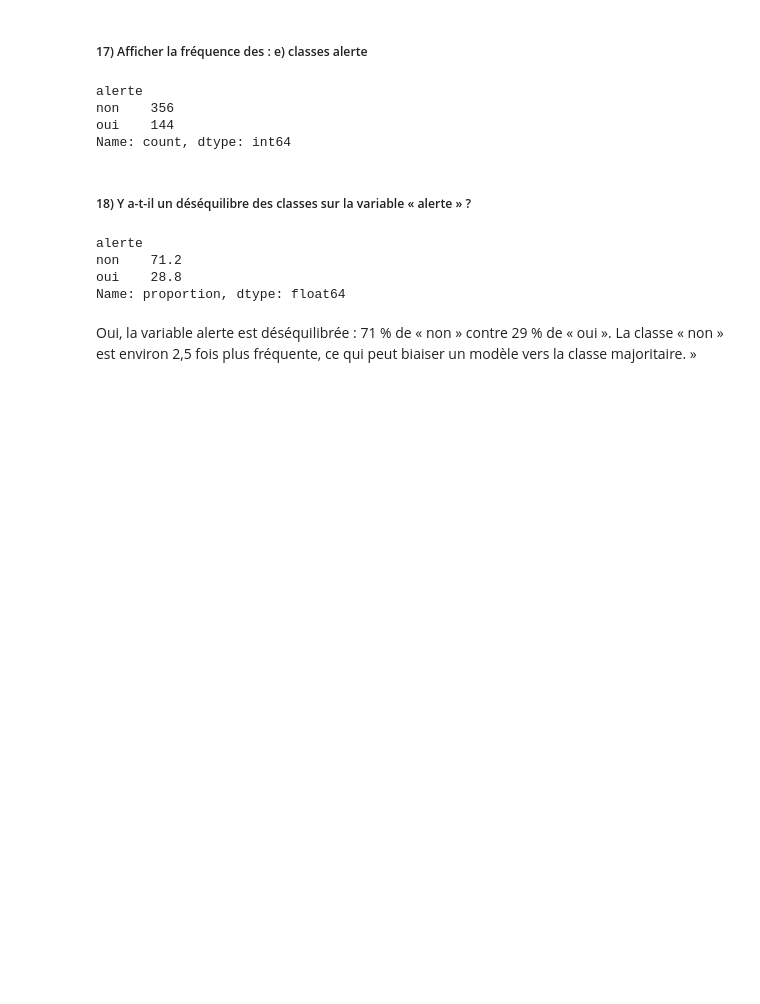
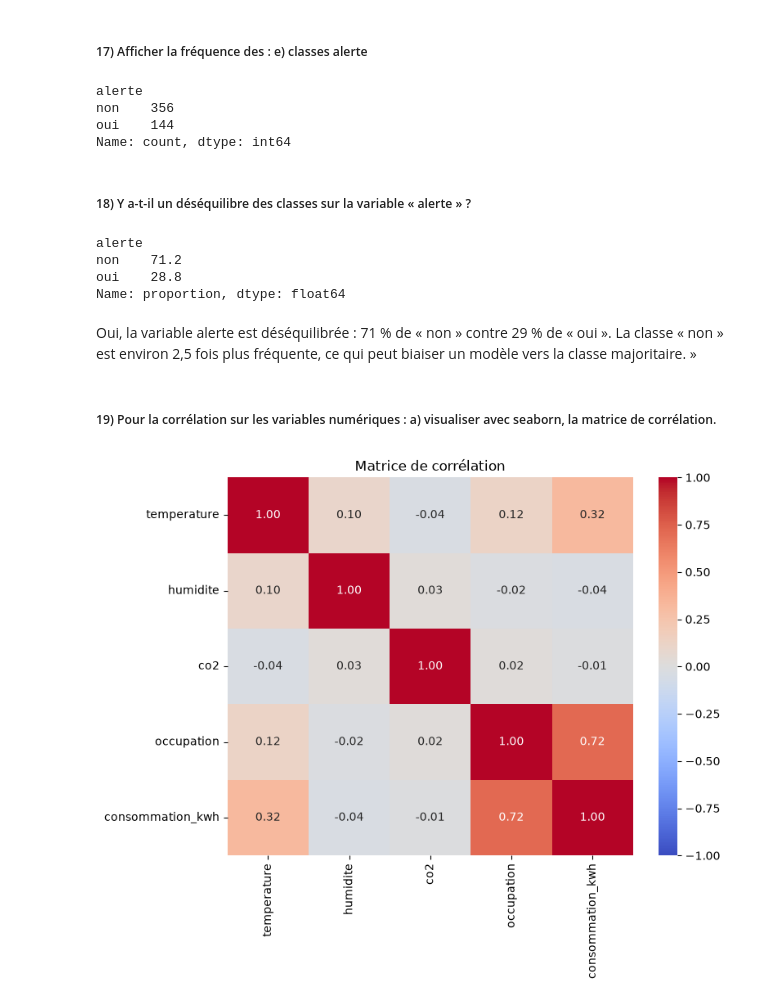
Before and after one commit to NdiayeAmanatou/atelier_preparation_donnees, a Jupyter notebook: atelier_prepa_donnees_tab/notebooks/atelier_prepa_donnees_tab.ipynb, the cells around one changed output. Saved outputs shown, nothing was run; the diff lists cells and outputs as text; code cells hidden in the pictures; blank space fills up the shorter version.

Commit message:
Partie 1 : 19) Pour la corrélation sur les variables numériques : a) visualiser avec seaborn, la matrice de corrélation.

```diff
--- a/atelier_prepa_donnees_tab/notebooks/atelier_prepa_donnees_tab.ipynb
+++ b/atelier_prepa_donnees_tab/notebooks/atelier_prepa_donnees_tab.ipynb
@@ -730,3 +730,16 @@ oui    28.8
 Name: proportion, dtype: float64
 # %% [markdown]
 Oui, la variable alerte est déséquilibrée : 71 % de « non » contre 29 % de « oui ». La classe « non » est environ 2,5 fois plus fréquente, ce qui peut biaiser un modèle vers la classe majoritaire. »
+# %% [markdown]
+##### 19) Pour la corrélation sur les variables numériques : a) visualiser avec seaborn, la matrice de corrélation.
+# %%
+colonnes_num = ["temperature", "humidite", "co2", "occupation", "consommation_kwh"]
+
+matrice_corr = df[colonnes_num].corr()
+
+plt.figure(figsize=(8, 6))
+sns.heatmap(matrice_corr, annot=True, fmt=".2f", cmap="coolwarm", vmin=-1, vmax=1)
+plt.title("Matrice de corrélation")
+plt.show()
+# %% [output]
+[figure, added]
```
